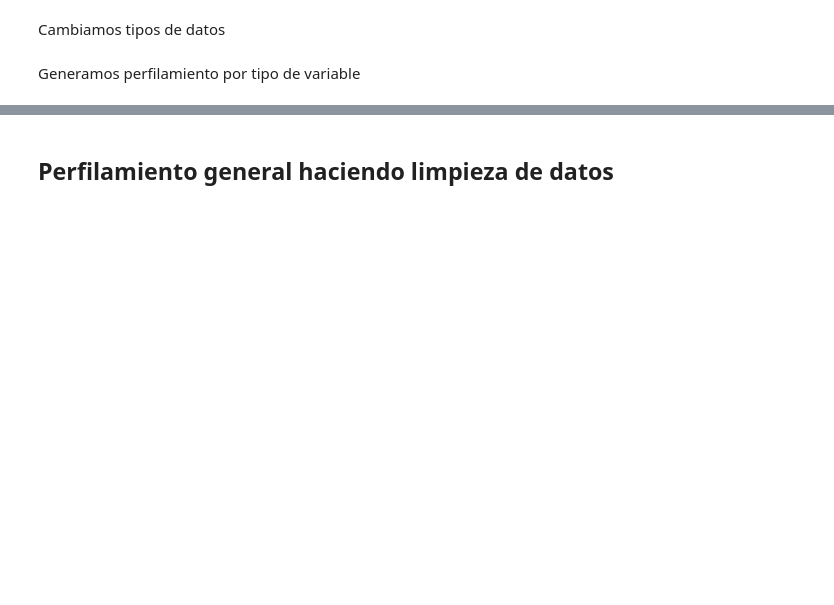
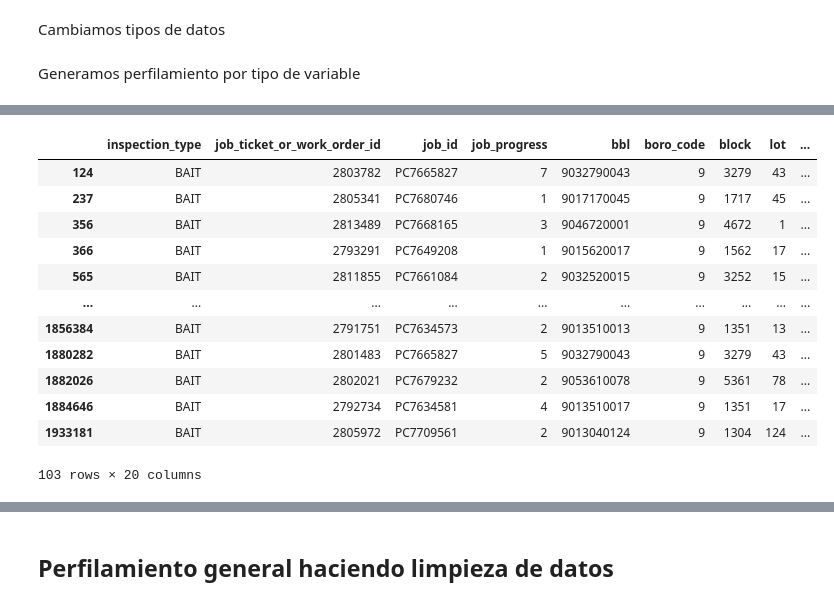
Before and after one commit to cecyar/rodent_inspection, a Jupyter notebook: notebooks/eda/EDA_GEDA.ipynb, the cells around one changed output, grey strips where cells are left out. Drawn from its saved outputs; the diff is of its cells as text; code cells hidden in the pictures; blank space fills up the shorter version.

```diff
--- a/notebooks/eda/EDA_GEDA.ipynb
+++ b/notebooks/eda/EDA_GEDA.ipynb
@@ -153,3 +201,19 @@ profiling_numericas
+# %%
+data.loc[data.boro_code == 9]
+# %% [output]
+|  | inspection_type | job_ticket_or_work_order_id | job_id | job_progress | bbl | boro_code | block | lot | ... |
+| 124 | BAIT | 2803782 | PC7665827 | 7 | 9032790043 | 9 | 3279 | 43 | ... |
+| 237 | BAIT | 2805341 | PC7680746 | 1 | 9017170045 | 9 | 1717 | 45 | ... |
+| 356 | BAIT | 2813489 | PC7668165 | 3 | 9046720001 | 9 | 4672 | 1 | ... |
+| 366 | BAIT | 2793291 | PC7649208 | 1 | 9015620017 | 9 | 1562 | 17 | ... |
+| 565 | BAIT | 2811855 | PC7661084 | 2 | 9032520015 | 9 | 3252 | 15 | ... |
+| ... | ... | ... | ... | ... | ... | ... | ... | ... | ... |
+| 1856384 | BAIT | 2791751 | PC7634573 | 2 | 9013510013 | 9 | 1351 | 13 | ... |
+| 1880282 | BAIT | 2801483 | PC7665827 | 5 | 9032790043 | 9 | 3279 | 43 | ... |
+| 1882026 | BAIT | 2802021 | PC7679232 | 2 | 9053610078 | 9 | 5361 | 78 | ... |
+| 1884646 | BAIT | 2792734 | PC7634581 | 4 | 9013510017 | 9 | 1351 | 17 | ... |
+| 1933181 | BAIT | 2805972 | PC7709561 | 2 | 9013040124 | 9 | 1304 | 124 | ... |
+103 rows × 20 columns
 # %%
 profiling_categoricas
 # %% [output]
```
Also changed, not shown: parts of 22 cells of this notebook, 1 other file.
